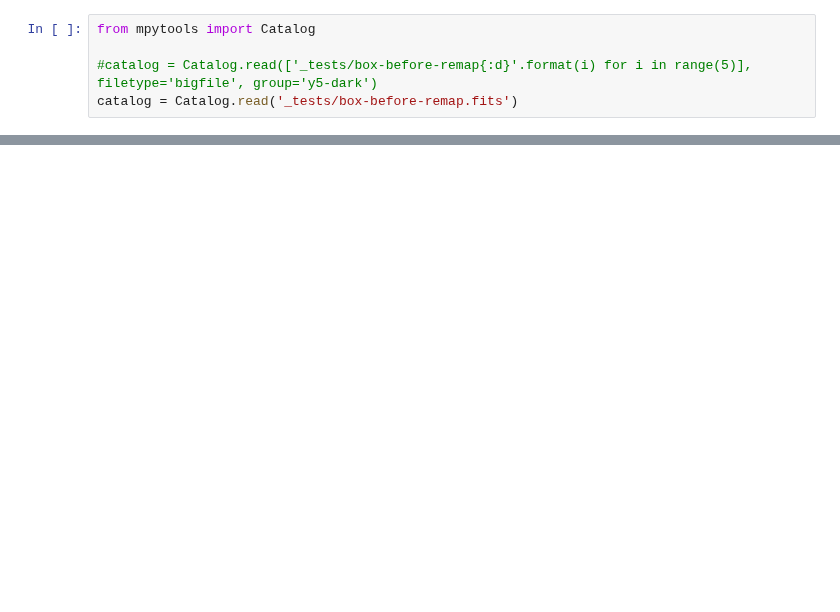
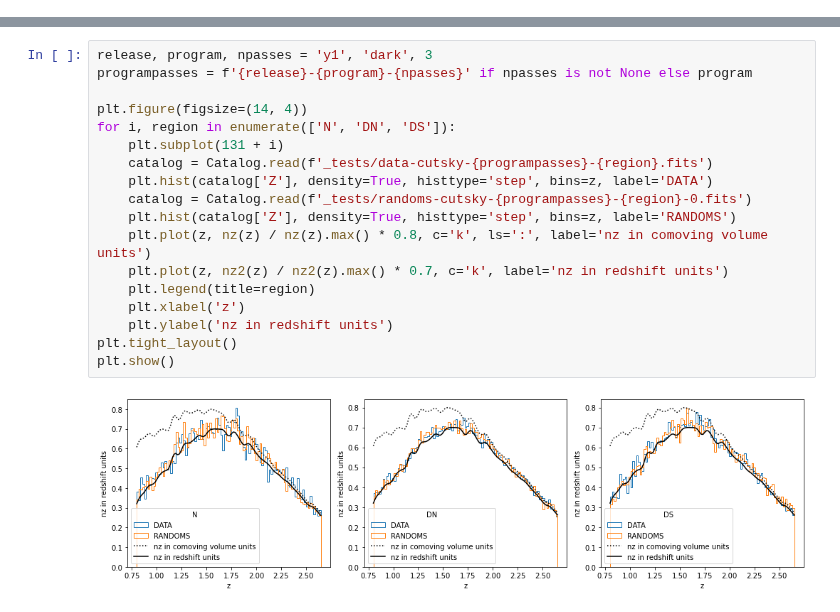
Before and after one commit to cosmodesi/mockfactory, a Jupyter notebook: desi/test.ipynb, the cells around one changed output, grey strips where cells are left out. Drawn from its saved outputs; the diff is of its cells as text; blank space fills up the shorter version.

```diff
--- a/desi/test.ipynb
+++ b/desi/test.ipynb
@@ -1,5 +0,0 @@
-# %%
-from mpytools import Catalog
-
-#catalog = Catalog.read(['_tests/box-before-remap{:d}'.format(i) for i in range(5)], filetype='bigfile', group='y5-dark')
-catalog = Catalog.read('_tests/box-before-remap.fits')
@@ -57,0 +85,20 @@ for region in ['N', 'DN', 'DS']:
+# %%
+release, program, npasses = 'y1', 'dark', 3
+programpasses = f'{release}-{program}-{npasses}' if npasses is not None else program
+
+plt.figure(figsize=(14, 4))
+for i, region in enumerate(['N', 'DN', 'DS']):
+    plt.subplot(131 + i)
+    catalog = Catalog.read(f'_tests/data-cutsky-{programpasses}-{region}.fits')
+    plt.hist(catalog['Z'], density=True, histtype='step', bins=z, label='DATA')
+    catalog = Catalog.read(f'_tests/randoms-cutsky-{programpasses}-{region}-0.fits')
+    plt.hist(catalog['Z'], density=True, histtype='step', bins=z, label='RANDOMS')
+    plt.plot(z, nz(z) / nz(z).max() * 0.8, c='k', ls=':', label='nz in comoving volume units')
+    plt.plot(z, nz2(z) / nz2(z).max() * 0.7, c='k', label='nz in redshift units')
+    plt.legend(title=region)
+    plt.xlabel('z')
+    plt.ylabel('nz in redshift units')
+plt.tight_layout()
+plt.show()
+# %% [output]
+[figure, added]
```
Also changed, not shown: parts of 9 cells of this notebook, 1 other file.
